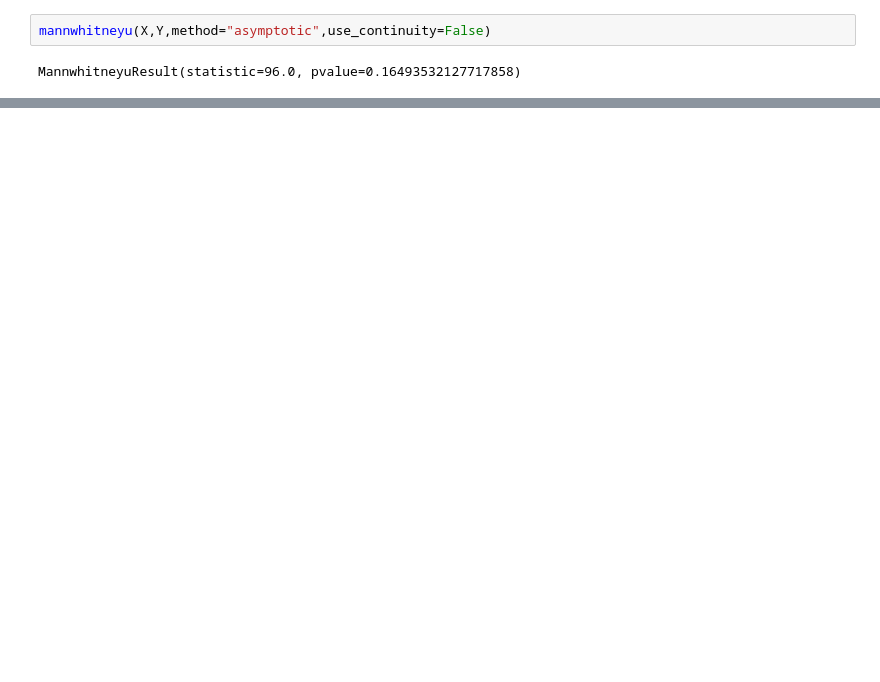
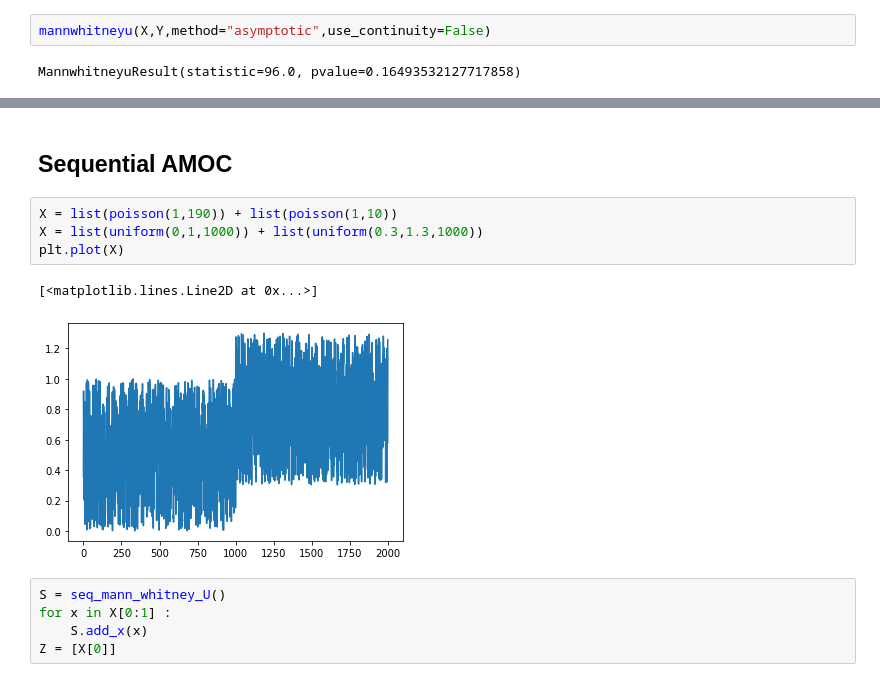
Before and after one commit to grosed/seqstats, a Jupyter notebook: notebooks/mann-whitney.ipynb, the cells around one changed output, grey strips where cells are left out. Saved outputs shown, nothing was run; the diff lists cells and outputs as text; blank space fills up the shorter version.

```diff
--- a/notebooks/mann-whitney.ipynb
+++ b/notebooks/mann-whitney.ipynb
@@ -192,0 +387,14 @@ MannwhitneyuResult(statistic=96.0, pvalue=0.16493532127717858)
+# %% [markdown]
+## Sequential AMOC
+# %%
+X = list(poisson(1,190)) + list(poisson(1,10))
+X = list(uniform(0,1,1000)) + list(uniform(0.3,1.3,1000))
+plt.plot(X)
+# %% [output]
+[<matplotlib.lines.Line2D at 0x...>]
+[figure, added]
+# %%
+S = seq_mann_whitney_U()
+for x in X[0:1] :
+    S.add_x(x)
+Z = [X[0]]
```
Also changed, not shown: parts of 90 cells of this notebook, 1 other file.
